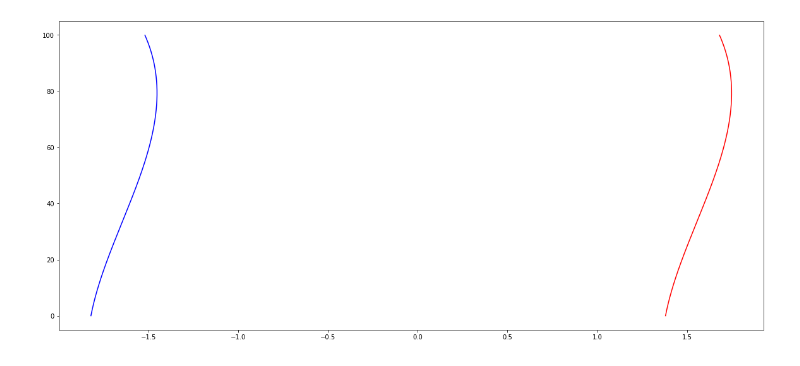
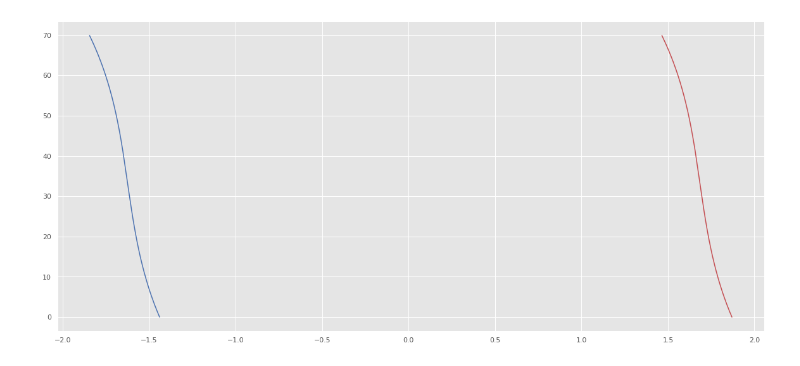
Before and after one commit to GG9/simple_log_parser, a Jupyter notebook: log_parser.ipynb, the cells around one changed output. Drawn from its saved outputs; the diff is of its cells as text; code cells hidden in the pictures.

```diff
--- a/log_parser.ipynb
+++ b/log_parser.ipynb
@@ -126,11 +168,14 @@ plt.plot(r1_a)
 # %%
 # evenly sampled time at 200ms intervals
-z = np.arange(0., 100, 0.1)
-index = 724
+z = np.arange(0., 70, 0.1)
+index = 500
 
+fig = plt.figure()
+#ax = fig.add_subplot(111)
+#ax.set_aspect('equal')
 plt.plot( l1_d[index] * (z**3) + l1_c[index] * (z**2) + l1_b[index] * (z) + l1_a[index], z,'r-')
 plt.plot( r1_d[index] * (z**3) + r1_c[index] * (z**2) + r1_b[index] * (z) + r1_a[index], z,'b-')
 plt.show()
 # %% [output]
-[figure, old version]
+[figure, new version]
 # %%
```
Also changed, not shown: parts of 15 cells of this notebook, 46 other files.
